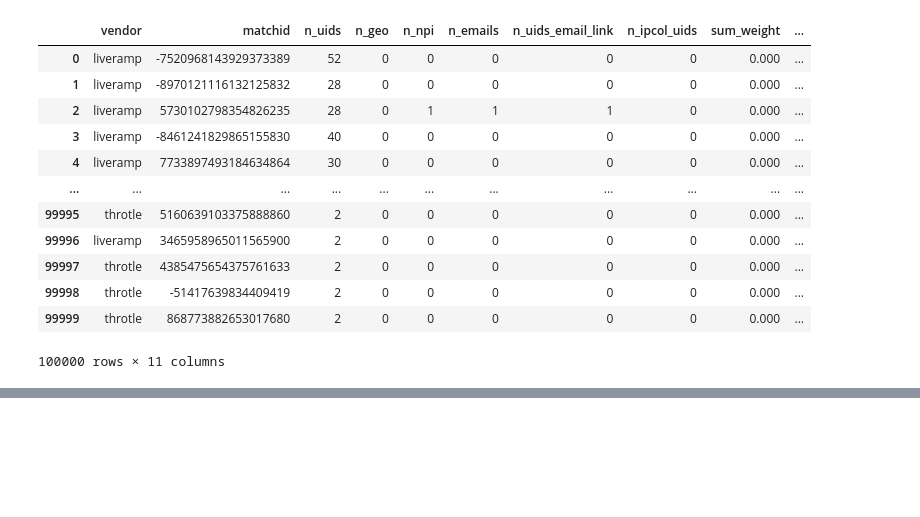
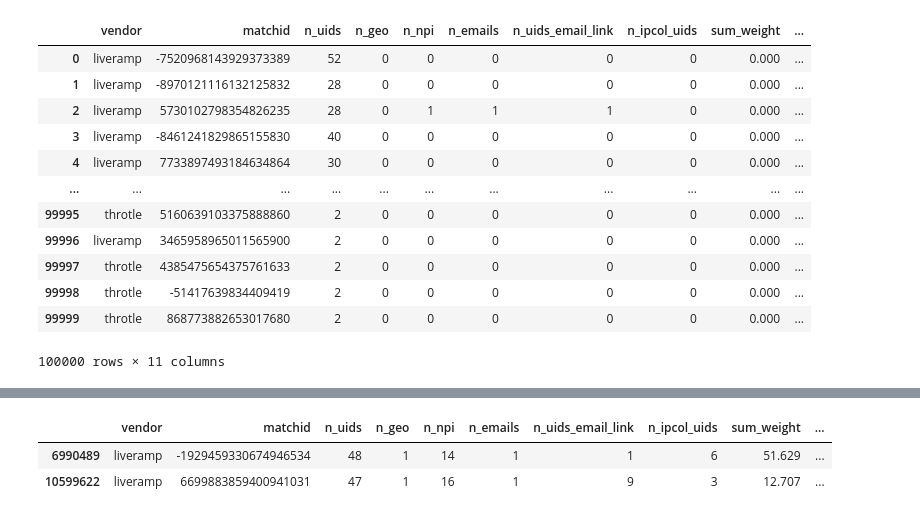
Before and after one commit to pp-jteixeira/nscreen-identity-resolution, a Jupyter notebook: vendor_quality_measurement/vendor_cookie_crossvalidation.ipynb, the cells around one changed output, grey strips where cells are left out. Saved outputs shown, nothing was run; the diff lists cells and outputs as text; code cells hidden in the pictures; blank space fills up the shorter version.

```diff
--- a/vendor_quality_measurement/vendor_cookie_crossvalidation.ipynb
+++ b/vendor_quality_measurement/vendor_cookie_crossvalidation.ipynb
@@ -465,22 +467,13 @@ df[(df.n_npi>=1) & (df.n_ipcol_uids>=1)]
 # %%
-dbfuncs.query2table("""
-WITH eligible_groups AS (
-    SELECT vendor, matchid
-    FROM iceberg.jteixeira_ipa.tmp_sample_5pct_vendor_uid_evidence_20260928
-    GROUP BY vendor, matchid
-    HAVING count(DISTINCT uid) > 1
+METRICS_DAY = "2026-09-28"
+BUCKET_COUNT = 32
+OVERWRITE_BUCKETS = False
+BUCKET_OUTPUT_DIR = (
+    Path("output/vendor_cookie_crossvalidation/matchid_metrics_20260928")
+    / f"buckets_{BUCKET_COUNT:03d}"
 )
-SELECT DISTINCT
-    e.vendor,
-    e.matchid,
-    e.uid
-FROM iceberg.jteixeira_ipa.tmp_sample_5pct_vendor_uid_evidence_20260928 e
-JOIN eligible_groups g
-  ON e.vendor = g.vendor
- AND e.matchid = g.matchid
-WHERE e.uid IS NOT NULL
-""",
-table_name="tmp_sample_5pct_selected_uids_20260928",
-recreate=True,
-sort_keys=["uid", "matchid"])
+BUCKET_OUTPUT_DIR.mkdir(parents=True, exist_ok=True)
+
+print(f"Bucket count: {BUCKET_COUNT}")
+print(f"Local output: {BUCKET_OUTPUT_DIR.resolve()}")
 # %% [output]
@@ -609,0 +770,9 @@ TrinoUserError: TrinoUserError(type=USER_ERROR, name=TABLE_NOT_FOUND, message="l
+# %%
+df.loc[
+    (df["n_npi"] >= 10)
+    & (df["n_uids_in_ipcol"] >= 1)
+].head(100)
+# %% [output]
+|  | vendor | matchid | n_uids | n_geo | n_npi | n_emails | n_uids_email_link | n_ipcol_uids | sum_weight | ... |
+| 6990489 | liveramp | -1929459330674946534 | 48 | 1 | 14 | 1 | 1 | 6 | 51.629 | ... |
+| 10599622 | liveramp | 6699883859400941031 | 47 | 1 | 16 | 1 | 9 | 3 | 12.707 | ... |
```
Also changed, not shown: parts of 10 cells of this notebook.
